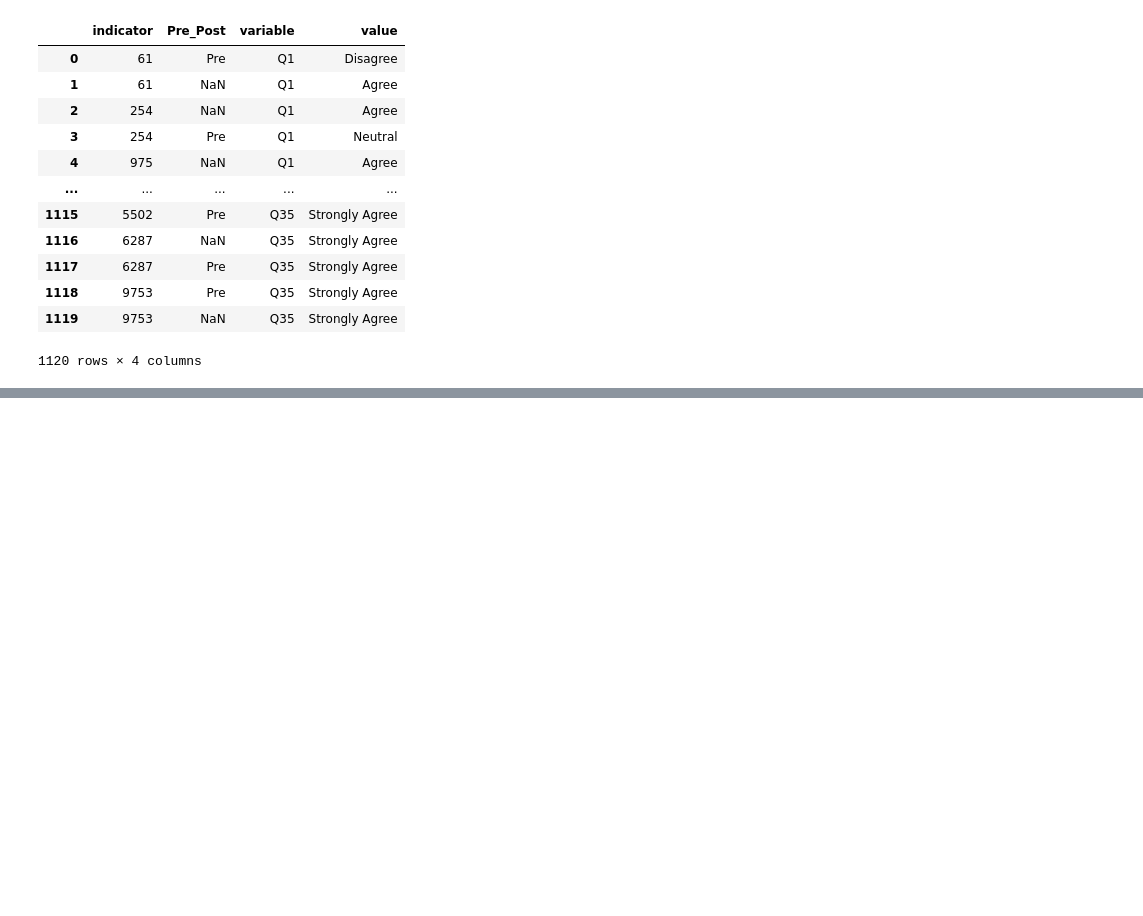
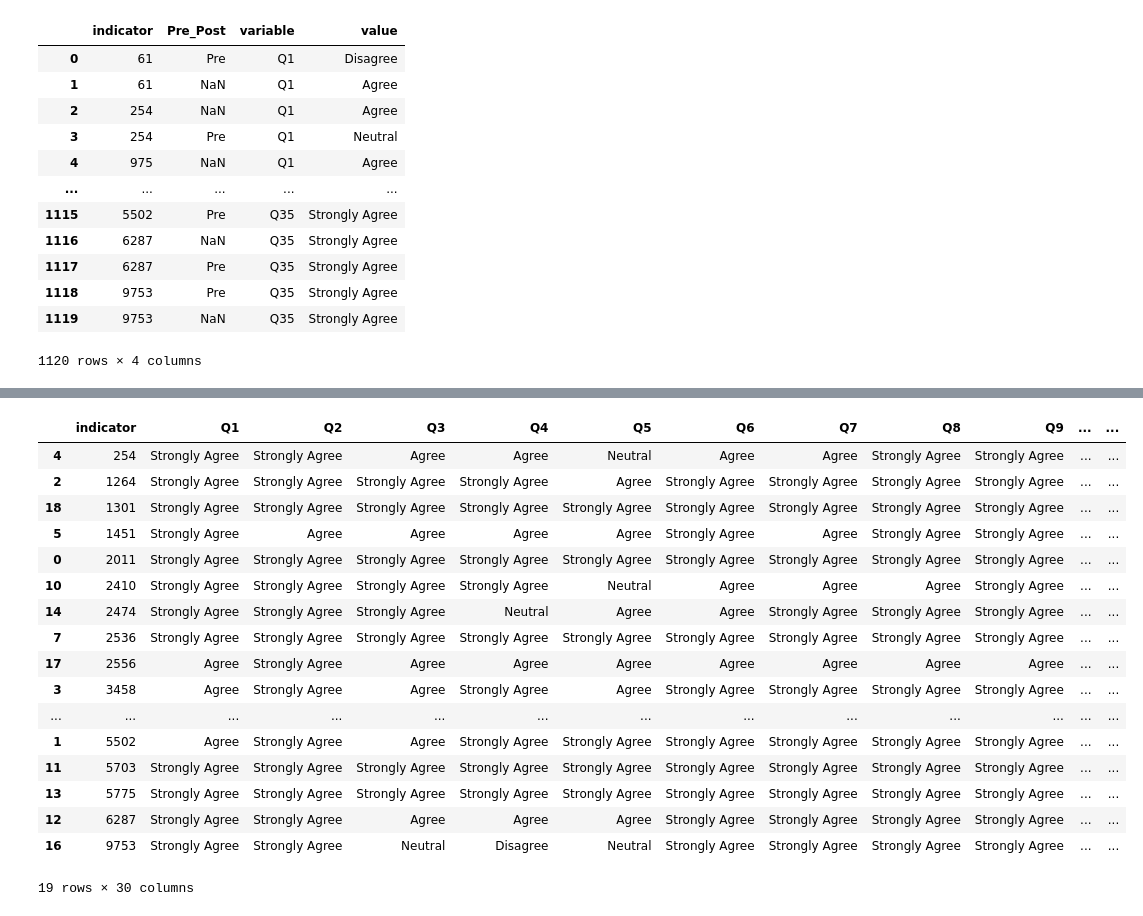
Before and after one commit to paytonsimmons/act4_2_refactoring_walmart_clean_up, a Jupyter notebook: Consulting.ipynb, the cells around one changed output, grey strips where cells are left out. Cells and saved outputs as stored; diff of their text form; code cells hidden in the pictures; blank space fills up the shorter version.

```diff
--- a/Consulting.ipynb
+++ b/Consulting.ipynb
@@ -138,0 +144,4 @@ new_scale = {'Strongly Disagree':1,'Disagree':2,'Neutral':3,'Agree':4,'Strongly
+# %%
+TAQ_Pre = pd.read_csv('data/TTAQ_Pre.csv')
+TAQ_Post = pd.read_excel('data/TTAQ_Post.xlsx')
+TAQ_Pre.columns.unique()
@@ -138,0 +159,22 @@ new_scale = {'Strongly Disagree':1,'Disagree':2,'Neutral':3,'Agree':4,'Strongly
+# %%
+TAQ_Pre_Final = TAQ_Pre.iloc[0:20, 24:54].dropna().sort_values(by=['indicator'])
+TAQ_Pre_Final
+# %% [output]
+|  | indicator | Q1 | Q2 | Q3 | Q4 | Q5 | Q6 | Q7 | Q8 | Q9 | ... | ... |
+| 4 | 254 | Strongly Agree | Strongly Agree | Agree | Agree | Neutral | Agree | Agree | Strongly Agree | Strongly Agree | ... | ... |
+| 2 | 1264 | Strongly Agree | Strongly Agree | Strongly Agree | Strongly Agree | Agree | Strongly Agree | Strongly Agree | Strongly Agree | Strongly Agree | ... | ... |
+| 18 | 1301 | Strongly Agree | Strongly Agree | Strongly Agree | Strongly Agree | Strongly Agree | Strongly Agree | Strongly Agree | Strongly Agree | Strongly Agree | ... | ... |
+| 5 | 1451 | Strongly Agree | Agree | Agree | Agree | Agree | Strongly Agree | Agree | Strongly Agree | Strongly Agree | ... | ... |
+| 0 | 2011 | Strongly Agree | Strongly Agree | Strongly Agree | Strongly Agree | Strongly Agree | Strongly Agree | Strongly Agree | Strongly Agree | Strongly Agree | ... | ... |
+| 10 | 2410 | Strongly Agree | Strongly Agree | Strongly Agree | Strongly Agree | Neutral | Agree | Agree | Agree | Strongly Agree | ... | ... |
+| 14 | 2474 | Strongly Agree | Strongly Agree | Strongly Agree | Neutral | Agree | Agree | Strongly Agree | Strongly Agree | Strongly Agree | ... | ... |
+| 7 | 2536 | Strongly Agree | Strongly Agree | Strongly Agree | Strongly Agree | Strongly Agree | Strongly Agree | Strongly Agree | Strongly Agree | Strongly Agree | ... | ... |
+| 17 | 2556 | Agree | Strongly Agree | Agree | Agree | Agree | Agree | Agree | Agree | Agree | ... | ... |
+| 3 | 3458 | Agree | Strongly Agree | Agree | Strongly Agree | Agree | Strongly Agree | Strongly Agree | Strongly Agree | Strongly Agree | ... | ... |
+| ... | ... | ... | ... | ... | ... | ... | ... | ... | ... | ... | ... | ... |
+| 1 | 5502 | Agree | Strongly Agree | Agree | Strongly Agree | Strongly Agree | Strongly Agree | Strongly Agree | Strongly Agree | Strongly Agree | ... | ... |
+| 11 | 5703 | Strongly Agree | Strongly Agree | Strongly Agree | Strongly Agree | Strongly Agree | Strongly Agree | Strongly Agree | Strongly Agree | Strongly Agree | ... | ... |
+| 13 | 5775 | Strongly Agree | Strongly Agree | Strongly Agree | Strongly Agree | Strongly Agree | Strongly Agree | Strongly Agree | Strongly Agree | Strongly Agree | ... | ... |
+| 12 | 6287 | Strongly Agree | Strongly Agree | Agree | Agree | Agree | Strongly Agree | Strongly Agree | Strongly Agree | Strongly Agree | ... | ... |
+| 16 | 9753 | Strongly Agree | Strongly Agree | Neutral | Disagree | Neutral | Strongly Agree | Strongly Agree | Strongly Agree | Strongly Agree | ... | ... |
+19 rows × 30 columns
```
Also changed, not shown: parts of 5 cells of this notebook, 4 other files.
